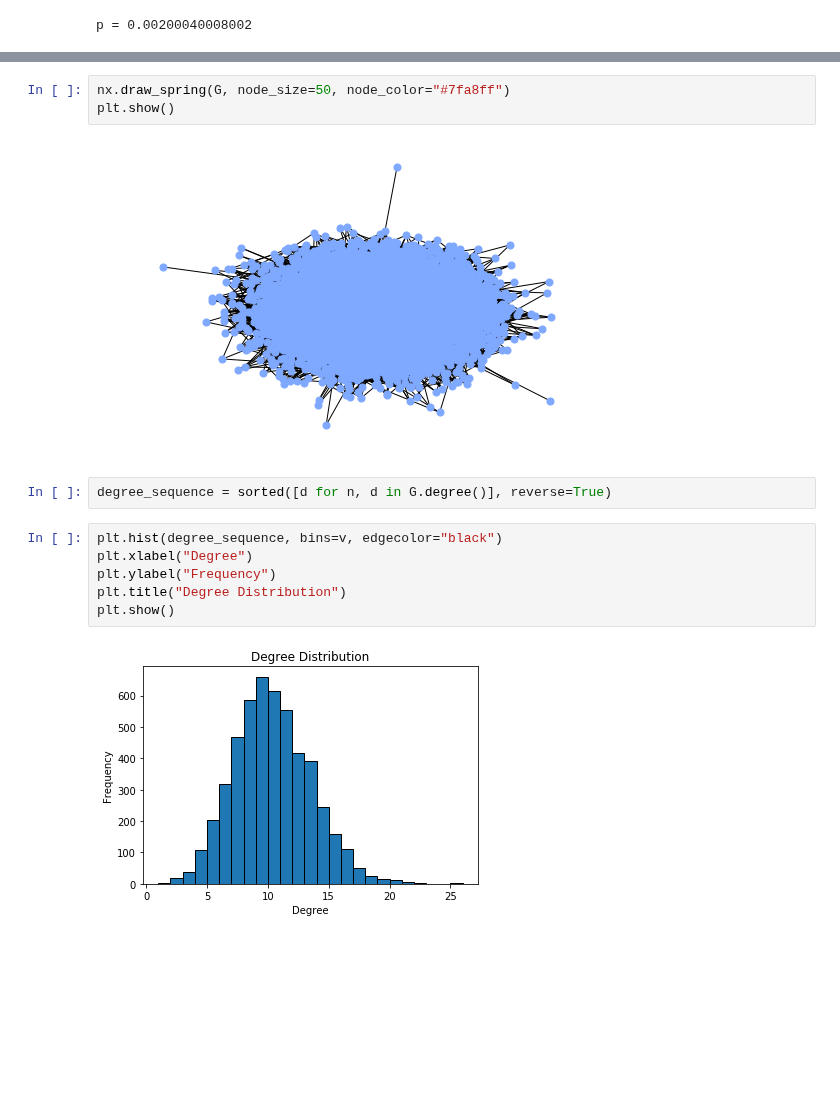
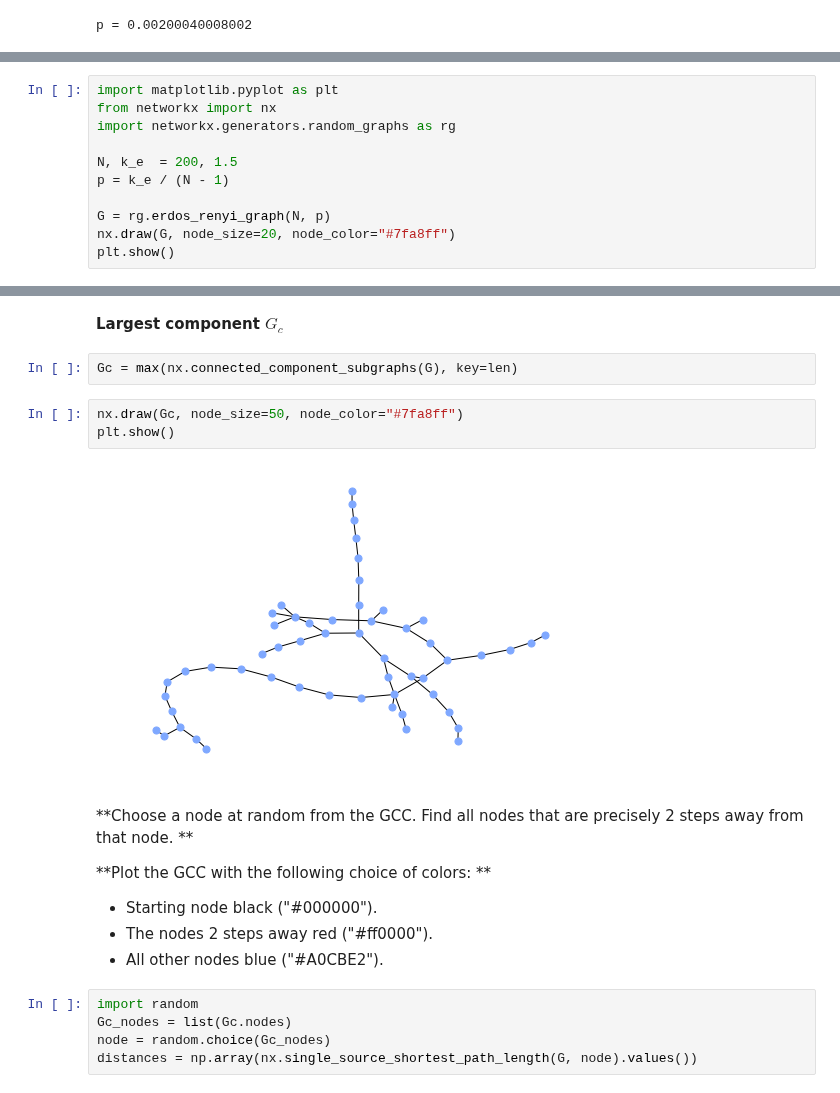
Before and after one commit to thomasnilsson/02805-social-graphs-2018, a Jupyter notebook: week2/week2.ipynb, the cells around one changed output, grey strips where cells are left out. Saved outputs shown, nothing was run; the diff lists cells and outputs as text; blank space fills up the shorter version.

```diff
--- a/week2/week2.ipynb
+++ b/week2/week2.ipynb
@@ -397,0 +589,11 @@ G = rg.erdos_renyi_graph(N, p)
+# %%
+import matplotlib.pyplot as plt
+from networkx import nx
+import networkx.generators.random_graphs as rg
+
+N, k_e  = 200, 1.5
+p = k_e / (N - 1)
+
+G = rg.erdos_renyi_graph(N, p)
+nx.draw(G, node_size=20, node_color="#7fa8ff")
+plt.show()
@@ -398,15 +602,21 @@ G = rg.erdos_renyi_graph(N, p)
+# %% [markdown]
+**Largest component $G_c$**
+# %%
+Gc = max(nx.connected_component_subgraphs(G), key=len)
 # %%
-nx.draw_spring(G, node_size=50, node_color="#7fa8ff")
+nx.draw(Gc, node_size=50, node_color="#7fa8ff")
 plt.show()
 # %% [output]
-[figure, old version]
+[figure, new version]
-# %%
-degree_sequence = sorted([d for n, d in G.degree()], reverse=True)
-# %%
-plt.hist(degree_sequence, bins=v, edgecolor="black")
-plt.xlabel("Degree")
-plt.ylabel("Frequency")
-plt.title("Degree Distribution")
-plt.show()
-# %% [output]
-[figure, removed]
+# %% [markdown]
+**Choose a node at random from the GCC. Find all nodes that are precisely 2 steps away from that node. **
+
+**Plot the GCC with the following choice of colors: **
+* Starting node black ("#000000").
+* The nodes 2 steps away red ("#ff0000").
+* All other nodes blue ("#A0CBE2").
+# %%
+import random
+Gc_nodes = list(Gc.nodes)
+node = random.choice(Gc_nodes)
+distances = np.array(nx.single_source_shortest_path_length(G, node).values())
```
Also changed, not shown: parts of 40 cells of this notebook.
